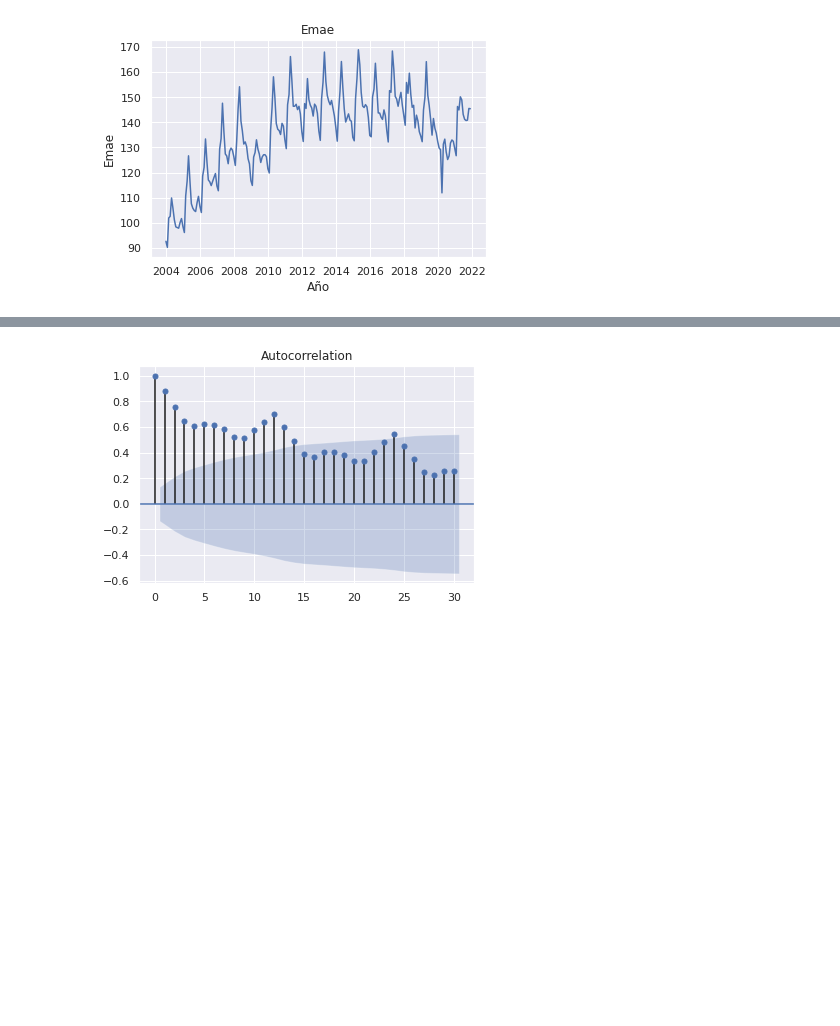
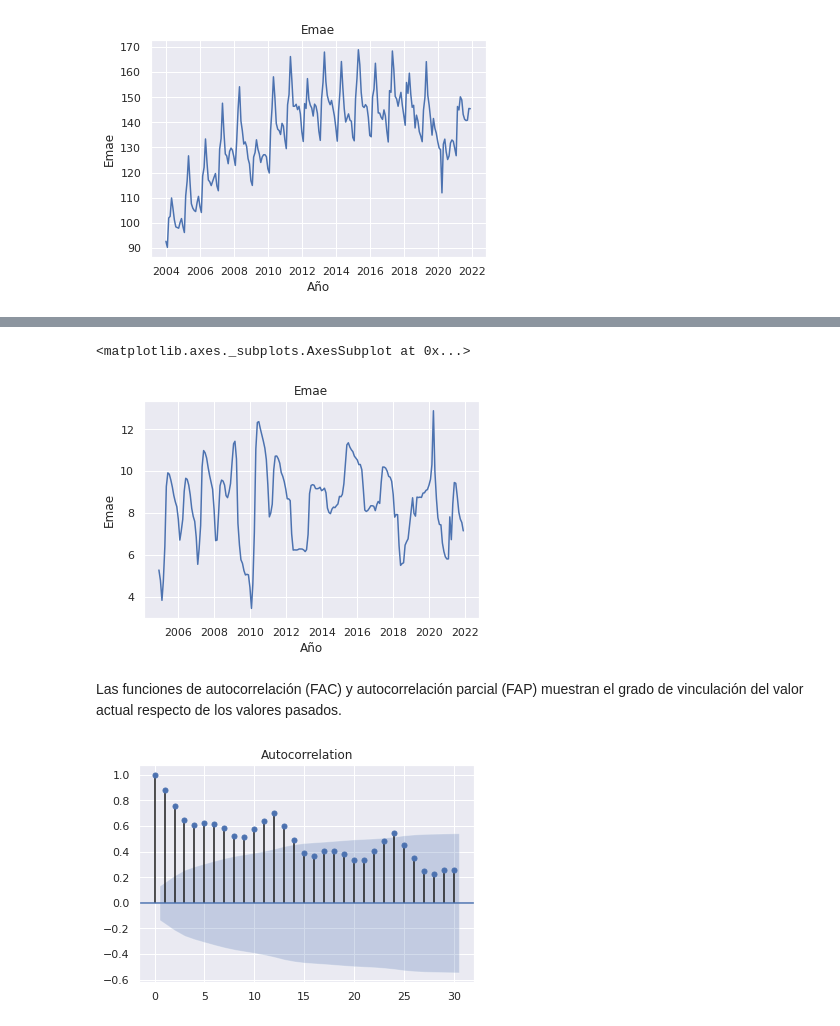
Before and after one commit to LCaravaggio/ClaseTimeSeries, a Jupyter notebook: Ejercicio1.ipynb, the cells around one changed output, grey strips where cells are left out. Drawn from its saved outputs; the diff is of its cells as text; code cells hidden in the pictures; blank space fills up the shorter version.

```diff
--- a/Ejercicio1.ipynb
+++ b/Ejercicio1.ipynb
@@ -59,3 +66,10 @@ graficar(emae)
+# %%
+graficar(emae.rolling(window=12).std())
+# %% [output]
+<matplotlib.axes._subplots.AxesSubplot at 0x...>
+[figure, added]
+# %% [markdown]
+Las funciones de autocorrelación (FAC) y autocorrelación parcial (FAP) muestran el grado de vinculación del valor actual respecto de los valores pasados.
 # %%
 from statsmodels.graphics.tsaplots import plot_acf
 
```
Also changed, not shown: parts of 2 cells of this notebook.
